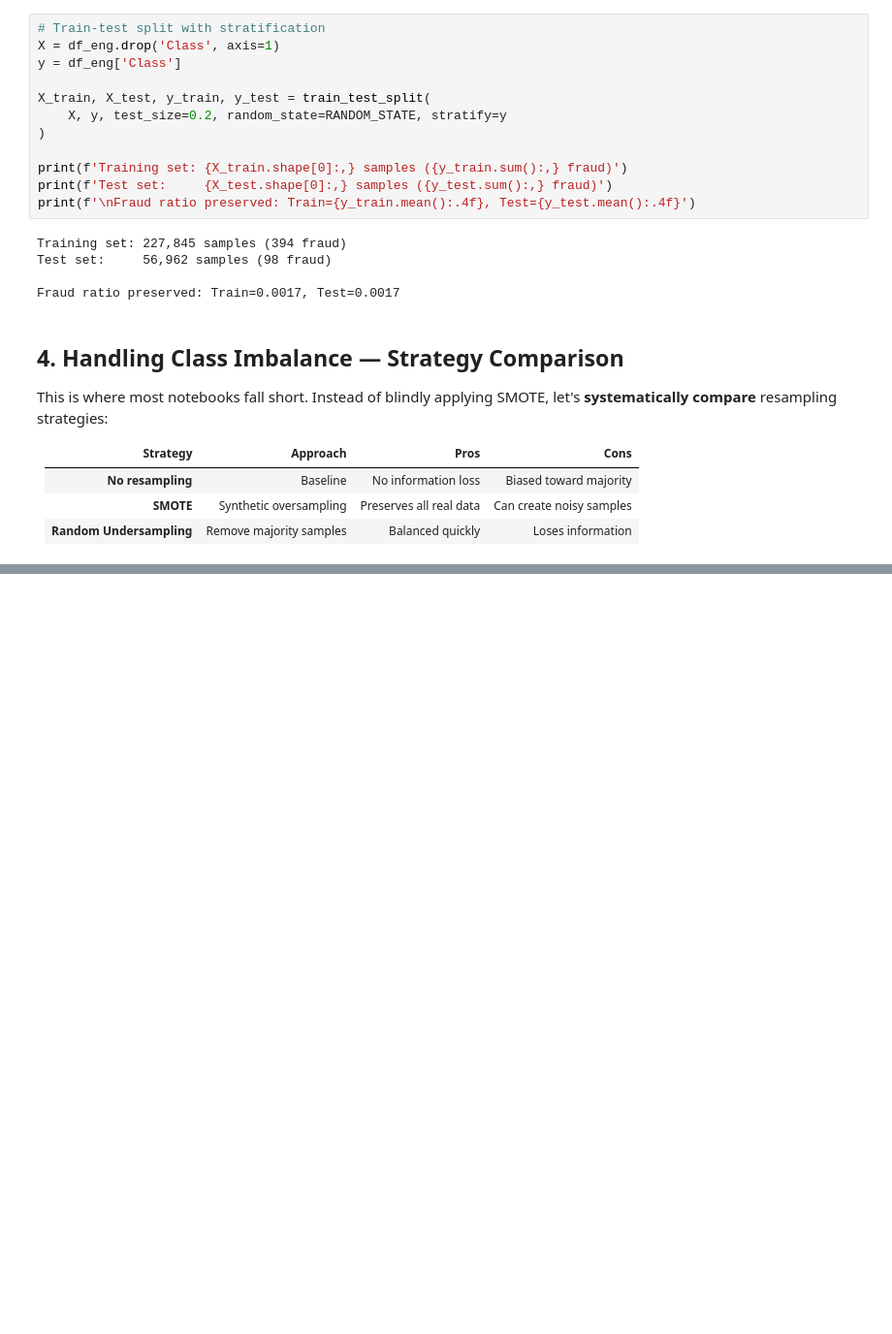
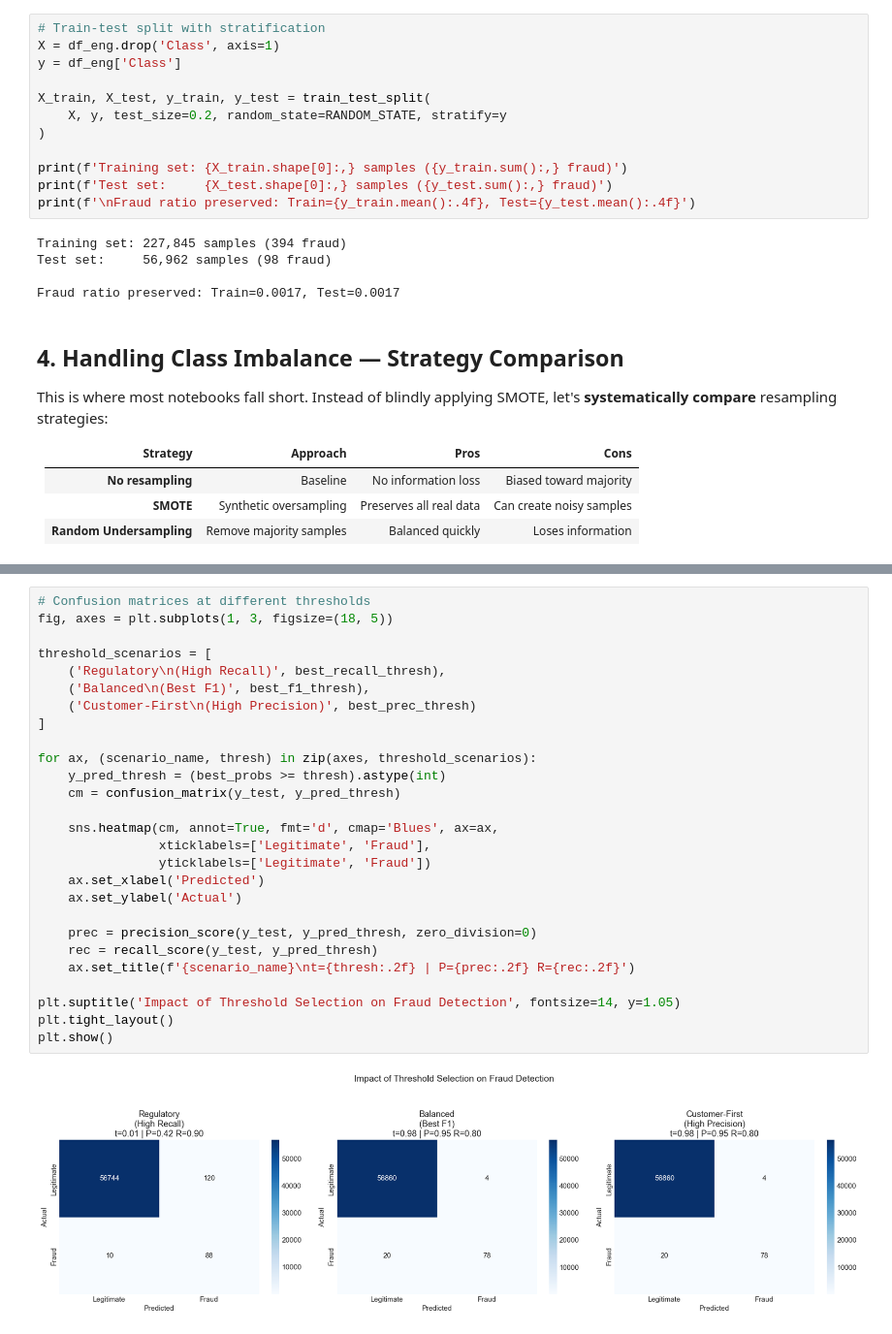
Before and after one commit to rushibankar3/Credit-card-fraud-detection-, a Jupyter notebook: credit-card-fraud-detection.ipynb, the cells around one changed output, grey strips where cells are left out. Shown at 97% size. Cells and saved outputs as stored; diff of their text form; blank space fills up the shorter version.

```diff
--- a/credit-card-fraud-detection.ipynb
+++ b/credit-card-fraud-detection.ipynb
@@ -395,0 +612,29 @@ plt.show()
+# %%
+# Confusion matrices at different thresholds
+fig, axes = plt.subplots(1, 3, figsize=(18, 5))
+
+threshold_scenarios = [
+    ('Regulatory\n(High Recall)', best_recall_thresh),
+    ('Balanced\n(Best F1)', best_f1_thresh),
+    ('Customer-First\n(High Precision)', best_prec_thresh)
+]
+
+for ax, (scenario_name, thresh) in zip(axes, threshold_scenarios):
+    y_pred_thresh = (best_probs >= thresh).astype(int)
+    cm = confusion_matrix(y_test, y_pred_thresh)
+
+    sns.heatmap(cm, annot=True, fmt='d', cmap='Blues', ax=ax,
+                xticklabels=['Legitimate', 'Fraud'],
+                yticklabels=['Legitimate', 'Fraud'])
+    ax.set_xlabel('Predicted')
+    ax.set_ylabel('Actual')
+
+    prec = precision_score(y_test, y_pred_thresh, zero_division=0)
+    rec = recall_score(y_test, y_pred_thresh)
+    ax.set_title(f'{scenario_name}\nt={thresh:.2f} | P={prec:.2f} R={rec:.2f}')
+
+plt.suptitle('Impact of Threshold Selection on Fraud Detection', fontsize=14, y=1.05)
+plt.tight_layout()
+plt.show()
+# %% [output]
+[figure, added]
```
Also changed, not shown: parts of 10 cells of this notebook.
